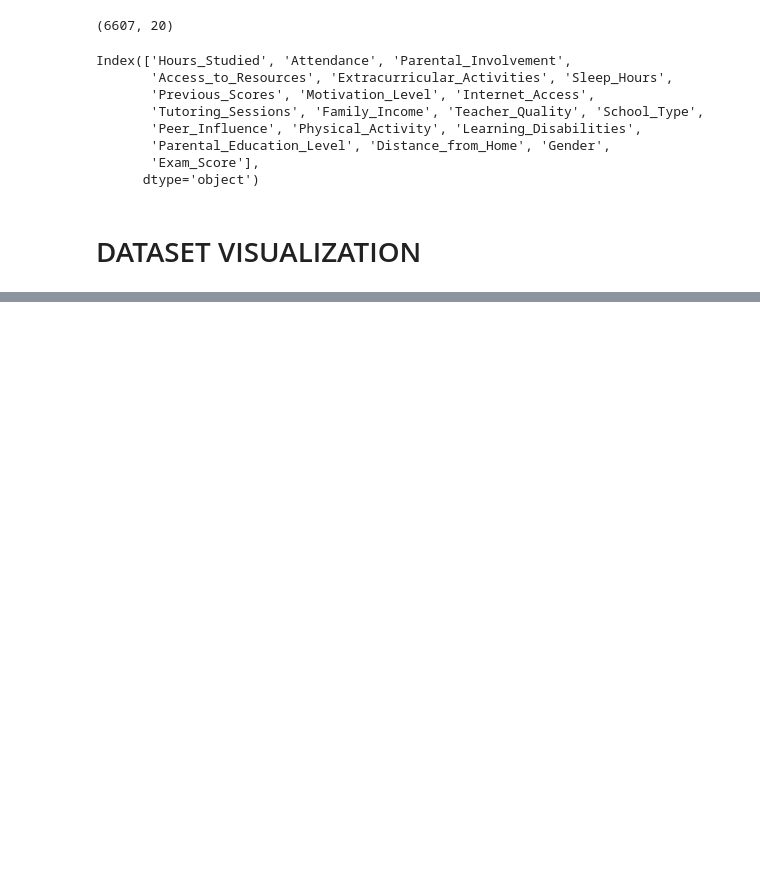
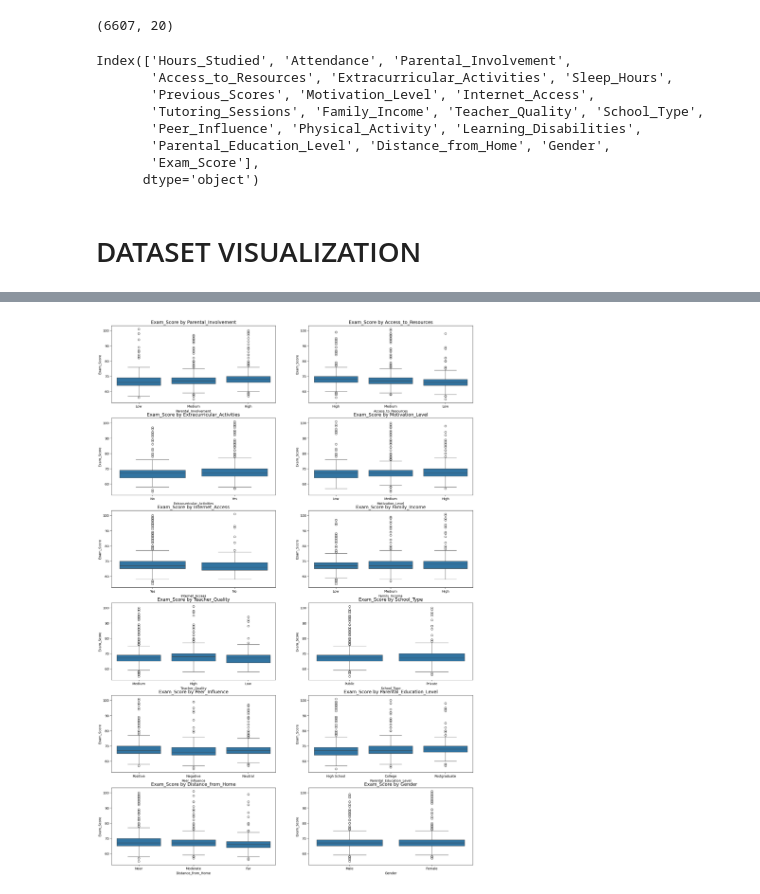
Before and after one commit to GantaLabs/StudentPerformanceFactors, a Jupyter notebook: Main.ipynb, the cells around one changed output, grey strips where cells are left out. Cells and saved outputs as stored; diff of their text form; code cells hidden in the pictures; blank space fills up the shorter version.

```diff
--- a/Main.ipynb
+++ b/Main.ipynb
@@ -45,0 +100,13 @@ df.describe()
+# %%
+n_col = 2
+n_row = -(-len(categ_cols.columns) // n_col)
+
+
+fig, axes = plt.subplots(n_row, n_col, figsize=(20, 5 * n_row))
+axes = axes.flatten()
+
+for i, col in enumerate(categ_cols):
+    sns.boxplot(data=df, x=col, y='Exam_Score', ax=axes[i])
+    axes[i].set_title(f'Exam_Score by {col}', fontsize=14)
+# %% [output]
+[figure, added]
```
Also changed, not shown: parts of 7 cells of this notebook.
